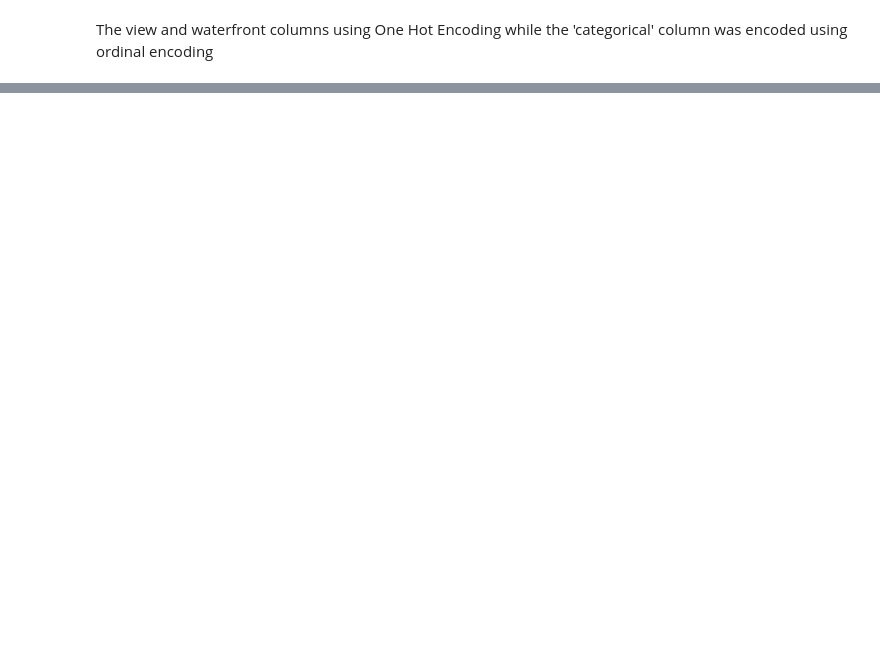
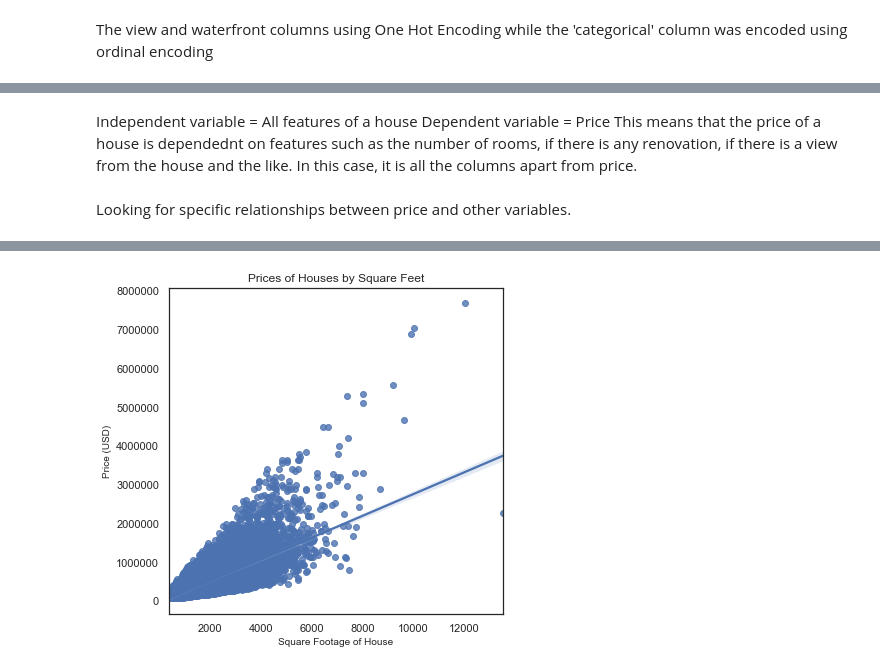
Before and after one commit to PeterMuthoma/dsc-phase-2-project-v2-3, a Jupyter notebook: index.ipynb, the cells around one changed output, grey strips where cells are left out. Drawn from its saved outputs; the diff is of its cells as text; code cells hidden in the pictures; blank space fills up the shorter version.

```diff
--- a/index.ipynb
+++ b/index.ipynb
@@ -516,0 +587,19 @@ Text(0.5, 1.0, 'Histogram of Prices')
+# %% [markdown]
+Independent variable = All features of a house
+Dependent variable = Price
+This means that the price of a house is dependednt on features such as the number of rooms, if there is any renovation,
+if there is a view from the house and the like. In this case, it is all the columns apart from price.
+# %% [markdown]
+Looking for specific relationships between price and other variables.
+# %%
+# Relationship between square footage and price
+fig, ax = plt.subplots(figsize=(6,6))
+sns.regplot(data=df, x='sqft_living', y='price')
+
+ax.set_xlabel('Square Footage of House', fontsize=10)
+ax.set_ylabel('Price (USD)', fontsize=10)
+ax.set_title('Prices of Houses by Square Feet', fontsize=12)
+ax.ticklabel_format(style='plain')
+
+plt
+# %% [output]
@@ -516,0 +607 @@ Text(0.5, 1.0, 'Histogram of Prices')
+[figure, added]
```
Also changed, not shown: parts of 53 cells of this notebook, 1 other file.
